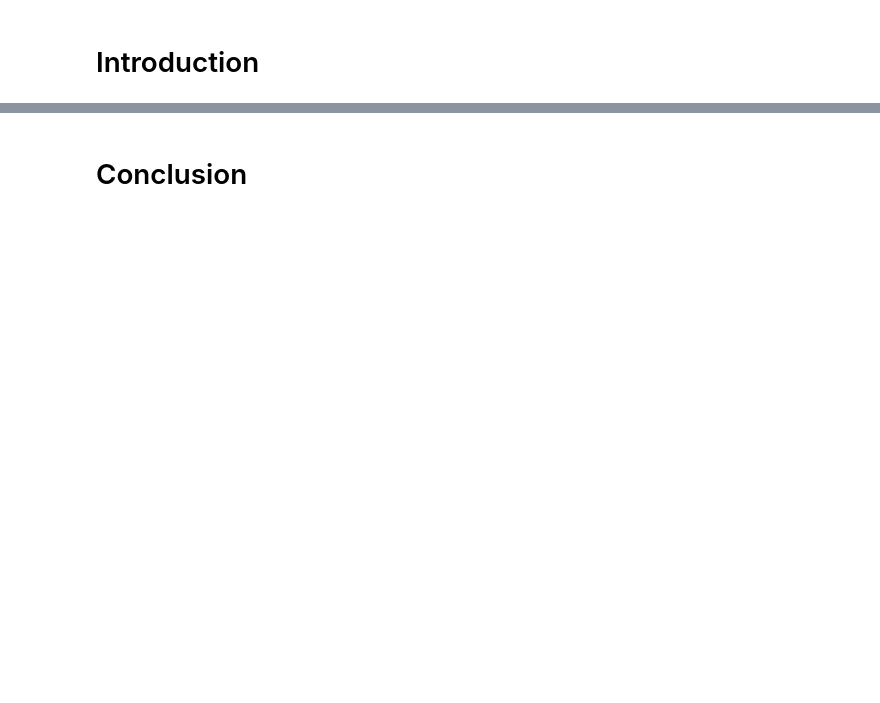
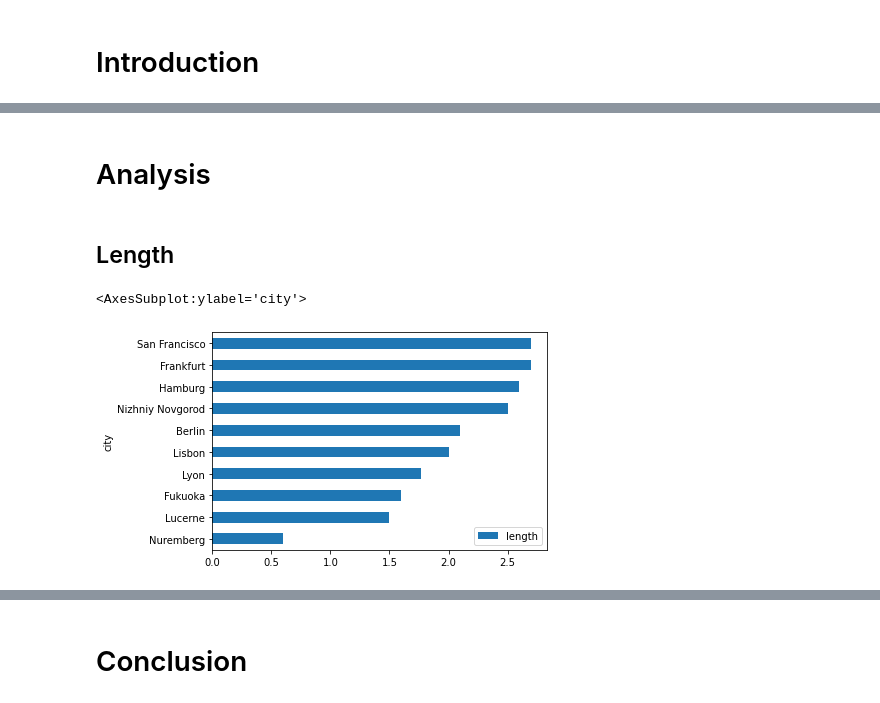
Before and after one commit to xyz8031/deepnote-tutorial, a Jupyter notebook: notebook.ipynb, the cells around one changed output, grey strips where cells are left out. Cells and saved outputs as stored; diff of their text form; code cells hidden in the pictures; blank space fills up the shorter version.

Commit message:
add analysis

```diff
--- a/notebook.ipynb
+++ b/notebook.ipynb
@@ -5,0 +12,3 @@ import numpy as np
+# %%
+data = pd.read_csv("https://raw.githubusercontent.com/rfordatascience/tidytuesday/master/data/2021/2021-01-05/transit_cost.csv")
+data.head()
@@ -5,0 +32,3 @@ import numpy as np
+# %%
+data = data[['country', 'city', 'line', 'start_year', 'end_year', 'length', 'tunnel_per', 'tunnel', 'stations', 'cost']]
+data.head()
@@ -5,0 +42,11 @@ import numpy as np
+# %%
+data.tunnel_per = data.tunnel_per.apply(lambda x: float(str(x).replace("%", "")))
+# %% [markdown]
+# Analysis
+# %% [markdown]
+## Length
+# %%
+data.groupby('city').mean()[['length']].sort_values('length').head(10).plot.barh()
+# %% [output]
+<AxesSubplot:ylabel='city'>
+[figure, added]
```
Also changed, not shown: parts of 9 cells of this notebook.
